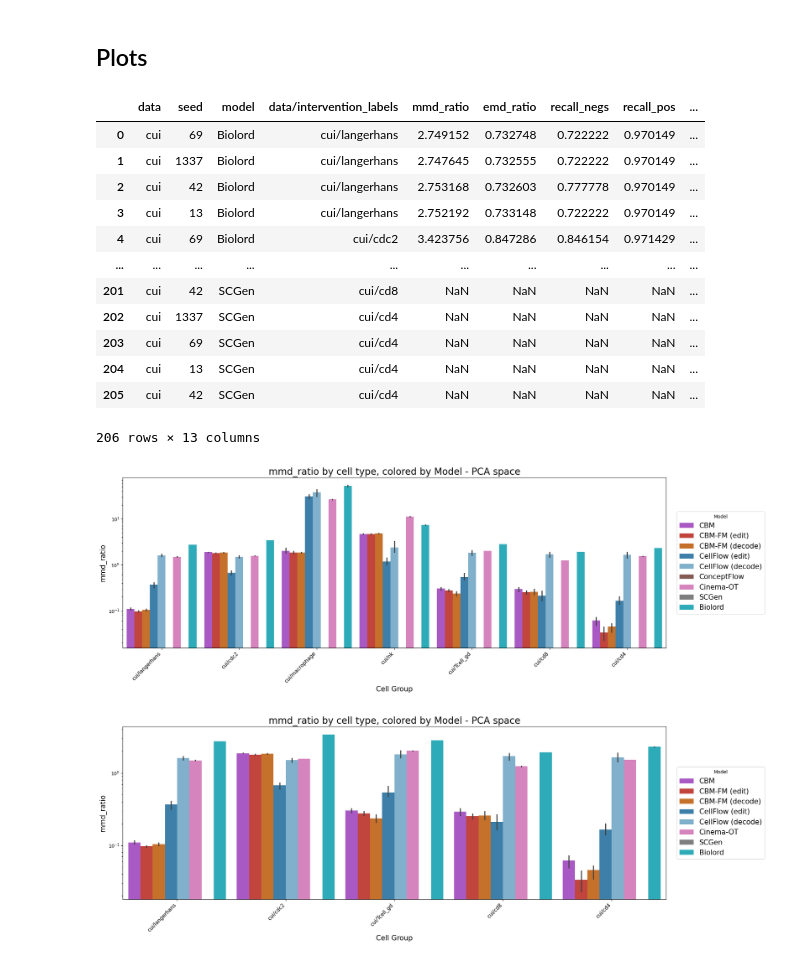
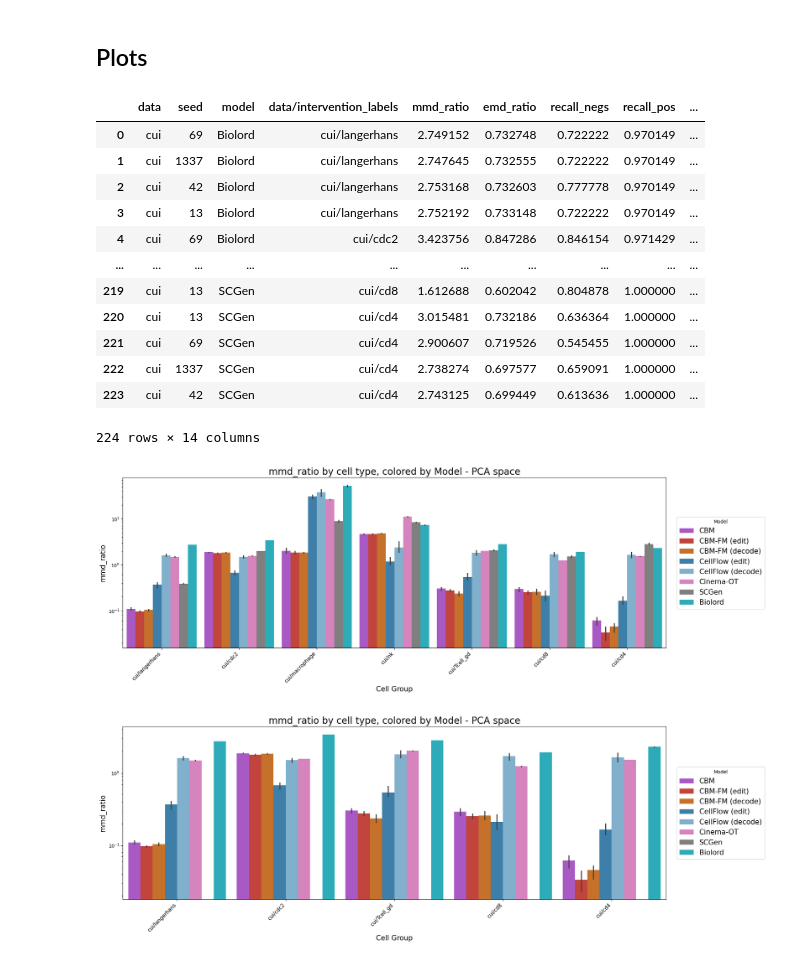
Before and after one commit to almaan/scCBGM, a Jupyter notebook: notebooks/analysis/results_aggregation.ipynb, the cells around one changed output. Saved outputs shown, nothing was run; the diff lists cells and outputs as text; code cells hidden in the pictures.

```diff
--- a/notebooks/analysis/results_aggregation.ipynb
+++ b/notebooks/analysis/results_aggregation.ipynb
@@ -227,7 +229,7 @@ api = wandb.Api()
 
 # Method 1: Get sweep object first
 sweep_ids = ["uqmtedd2", "zcpmq6vp", "b9ulfnyk", "td69wh8c"]
-sweep_ids = ["jo959g2b", "m3y5vaet", "s1gps1cz", "cia8lm8g", "yiq35p37", "tplmohyr"]
+sweep_ids = ["jo959g2b", "m3y5vaet", "s1gps1cz", "cia8lm8g", "yiq35p37","y65js1pa"]
 entity = "debroue1"  # your username or team name
 project = "conceptlab"
 
@@ -281,12 +283,12 @@ df_res
 | 3 | cui | 13 | Biolord | cui/langerhans | 2.752192 | 0.733148 | 0.722222 | 0.970149 | ... |
 | 4 | cui | 69 | Biolord | cui/cdc2 | 3.423756 | 0.847286 | 0.846154 | 0.971429 | ... |
 | ... | ... | ... | ... | ... | ... | ... | ... | ... | ... |
-| 201 | cui | 42 | SCGen | cui/cd8 | NaN | NaN | NaN | NaN | ... |
-| 202 | cui | 1337 | SCGen | cui/cd4 | NaN | NaN | NaN | NaN | ... |
-| 203 | cui | 69 | SCGen | cui/cd4 | NaN | NaN | NaN | NaN | ... |
-| 204 | cui | 13 | SCGen | cui/cd4 | NaN | NaN | NaN | NaN | ... |
-| 205 | cui | 42 | SCGen | cui/cd4 | NaN | NaN | NaN | NaN | ... |
+| 219 | cui | 13 | SCGen | cui/cd8 | 1.612688 | 0.602042 | 0.804878 | 1.000000 | ... |
+| 220 | cui | 13 | SCGen | cui/cd4 | 3.015481 | 0.732186 | 0.636364 | 1.000000 | ... |
+| 221 | cui | 69 | SCGen | cui/cd4 | 2.900607 | 0.719526 | 0.545455 | 1.000000 | ... |
+| 222 | cui | 1337 | SCGen | cui/cd4 | 2.738274 | 0.697577 | 0.659091 | 1.000000 | ... |
+| 223 | cui | 42 | SCGen | cui/cd4 | 2.743125 | 0.699449 | 0.613636 | 1.000000 | ... |
-206 rows × 13 columns
+224 rows × 14 columns
 # %%
 metric_name = 'mmd_ratio'
 
@@ -302,7 +304,7 @@ if missing:
     raise ValueError(f"Missing columns in df_res: {missing}")
 
 # Aggregate over seeds: mean and std of mmd_ratio for each (cell type, model) pair
-model_order = ["CBM", "CBM-FM (edit)", "CBM-FM (decode)", "CellFlow (edit)", "CellFlow (decode)",  "ConceptFlow", "Cinema-OT", "SCGen", "Biolord"]
+model_order = ["CBM", "CBM-FM (edit)", "CBM-FM (decode)", "CellFlow (edit)", "CellFlow (decode)", "Cinema-OT", "SCGen", "Biolord"]
 
 color_map = {
     "CBM": "#b247d6",                     # purple
@@ -323,31 +325,31 @@ plt.figure(figsize=(20,7))
 ax = sns.barplot(
     data=df_res,
     x='data/intervention_labels',
     y=metric_name,
     estimator="mean",
     hue='model',
     hue_order = model_order,
     palette=palette,
     width=0.9,
     dodge = True,
  )
 ax.set_yscale('log')
 plt.title(f'{metric_name} by cell type, colored by Model - PCA space', fontsize=20)
 plt.ylabel(f'{metric_name}', fontsize=15)
 plt.xlabel('Cell Group', fontsize=15)
 plt.xticks(rotation=45, ha='right', fontsize=11)
 
 # place legend to the right, outside the plot
 n_models = df_res['model'].nunique()
 ncol = 1  # single column legend on the right
 leg = ax.legend(title='Model', fontsize=15, ncol=ncol,
                 loc='center left', bbox_to_anchor=(1.02, 0.5), borderaxespad=0.)
 
 # make room on the right for the legend
 fig = ax.get_figure()
 fig.subplots_adjust(right=0.75)  # reduce to e.g. 0.75 or 0.7 depending on legend width
 
 plt.tight_layout()
 plt.show()
 # %% [output]
-[figure, old version]
+[figure, new version]
```
Also changed, not shown: parts of 2 cells of this notebook.
